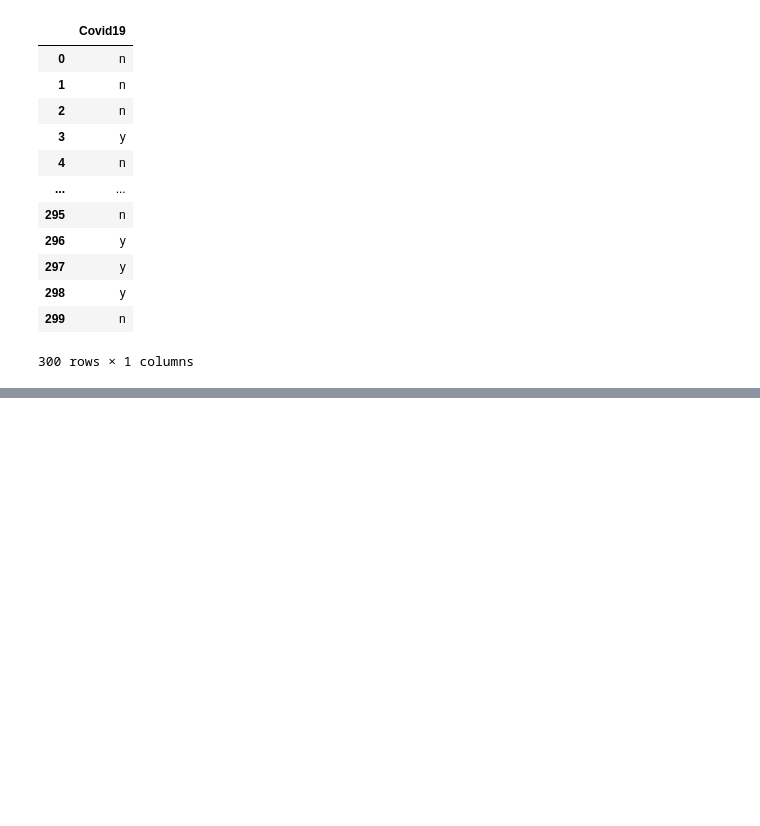
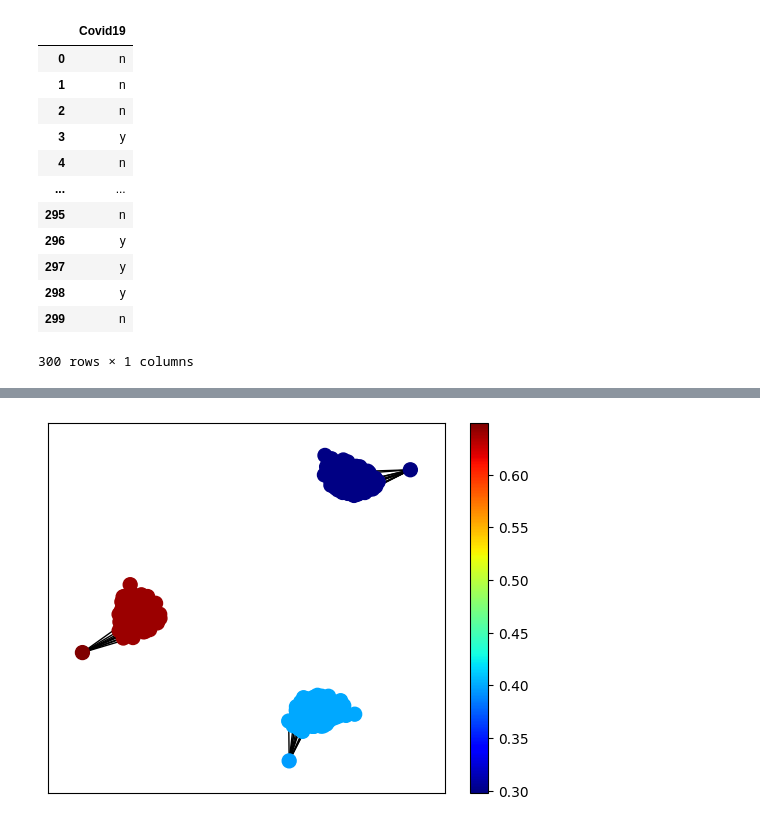
Before and after one commit to Shuyib/fl-predict-covid-19, a Jupyter notebook: math-modelling-covid-19-sim-data.ipynb, the cells around one changed output, grey strips where cells are left out. Drawn from its saved outputs; the diff is of its cells as text; code cells hidden in the pictures; blank space fills up the shorter version.

```diff
--- a/math-modelling-covid-19-sim-data.ipynb
+++ b/math-modelling-covid-19-sim-data.ipynb
@@ -148,0 +255,25 @@ nx.draw(G, pos, with_labels=True)
+# %%
+# create a NodeView object "nodes" for the nodes in the networkx graph "G"
+nodes = G.nodes()
+
+# create a list of "Rate" attribute for all nodes in "G"
+list_of_rates = [G.nodes[node_i]['Rate'] for node_i in nodes]
+
+# create coordinates of nodes in figure using nx.spring_layout(G)
+pos = nx.spring_layout(G)
+
+# draw edges of "G" using nx.draw_networkx_edges()
+ec  = nx.draw_networkx_edges(G, pos)
+
+# use nx.draw_networkx_nodes() to draw nodes of "G" using node colours given by "Rate" value for each node
+nc  = nx.draw_networkx_nodes(G, pos, nodelist=nodes, node_color=list_of_rates,
+                             node_size=100, cmap=plt.cm.jet)
+
+# add colorbar using plt.colorbar(); this needs as parameter the object returned by the above nx.draw_networkx_nodes()
+plt.colorbar(nc)
+
+# display figure using plt.show()
+
+plt.show()
+# %% [output]
+[figure, added]
```
Also changed, not shown: parts of 14 cells of this notebook.
